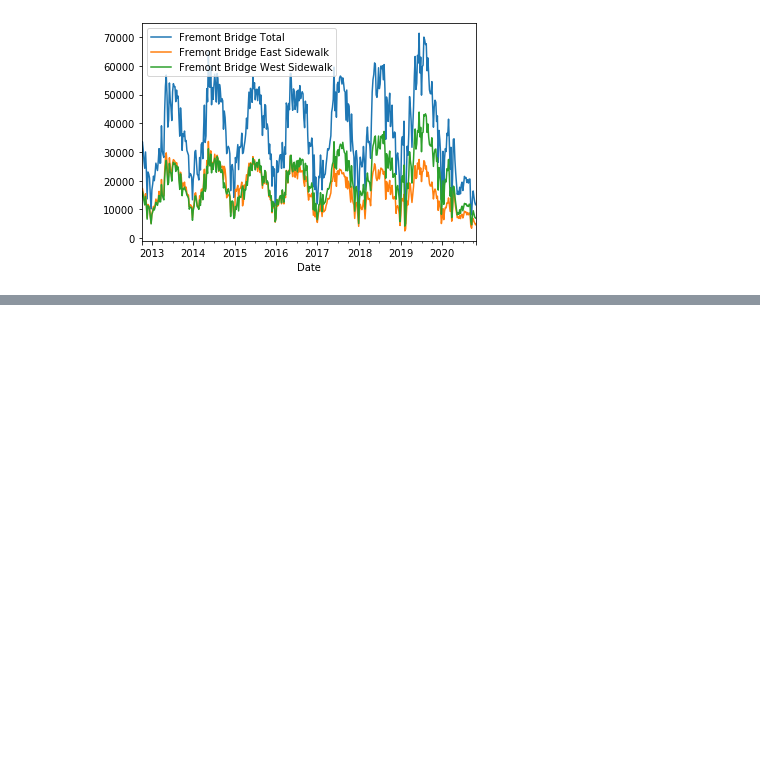
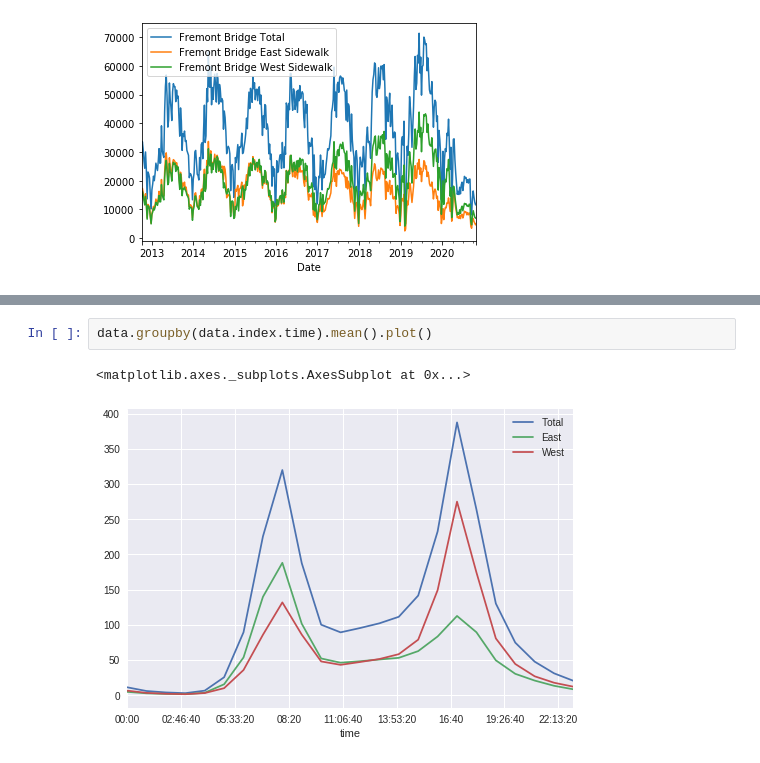
Before and after one commit to navaneethharidasan/Jupyter, a Jupyter notebook: JVC_jupyter_to_prod.ipynb, the cells around one changed output, grey strips where cells are left out. Saved outputs shown, nothing was run; the diff lists cells and outputs as text; blank space fills up the shorter version.

```diff
--- a/JVC_jupyter_to_prod.ipynb
+++ b/JVC_jupyter_to_prod.ipynb
@@ -41,0 +51,5 @@ data.resample('W').sum().plot()
+# %%
+data.groupby(data.index.time).mean().plot()
+# %% [output]
+<matplotlib.axes._subplots.AxesSubplot at 0x...>
+[figure, added]
```
Also changed, not shown: parts of 7 cells of this notebook.
